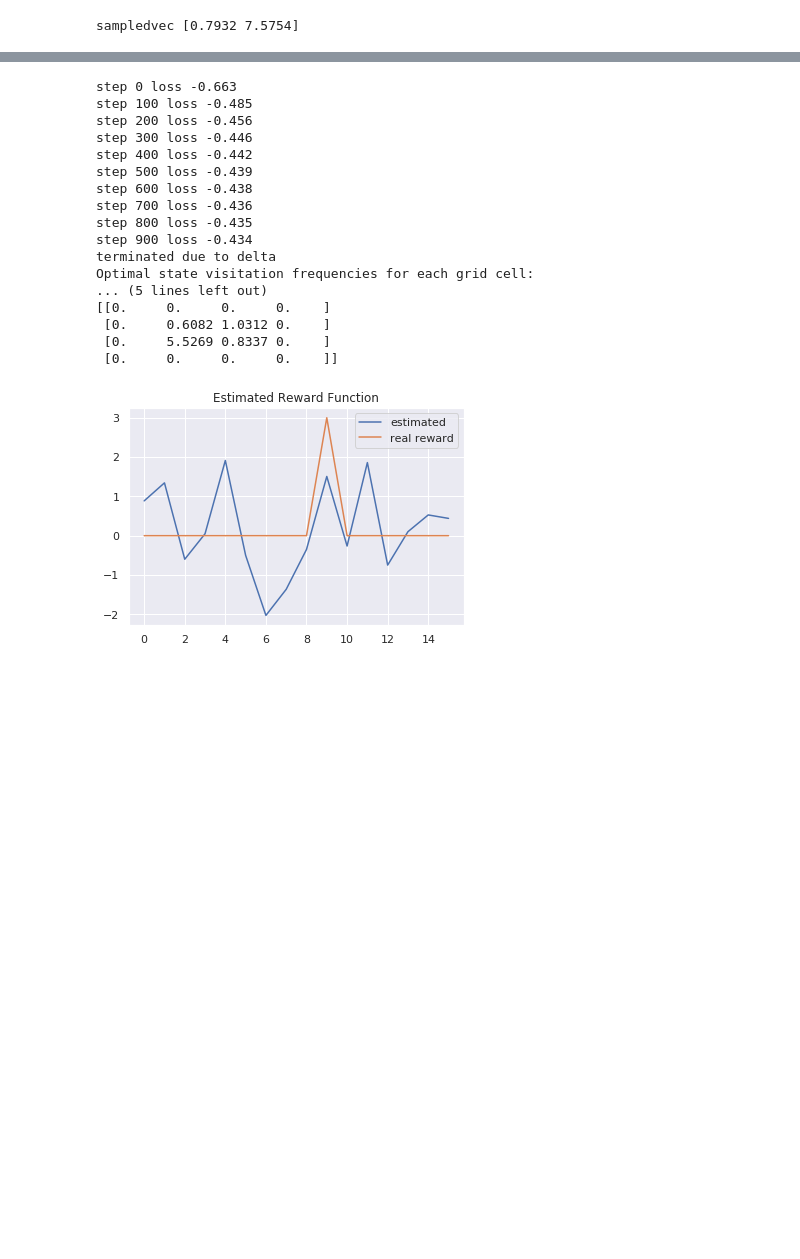
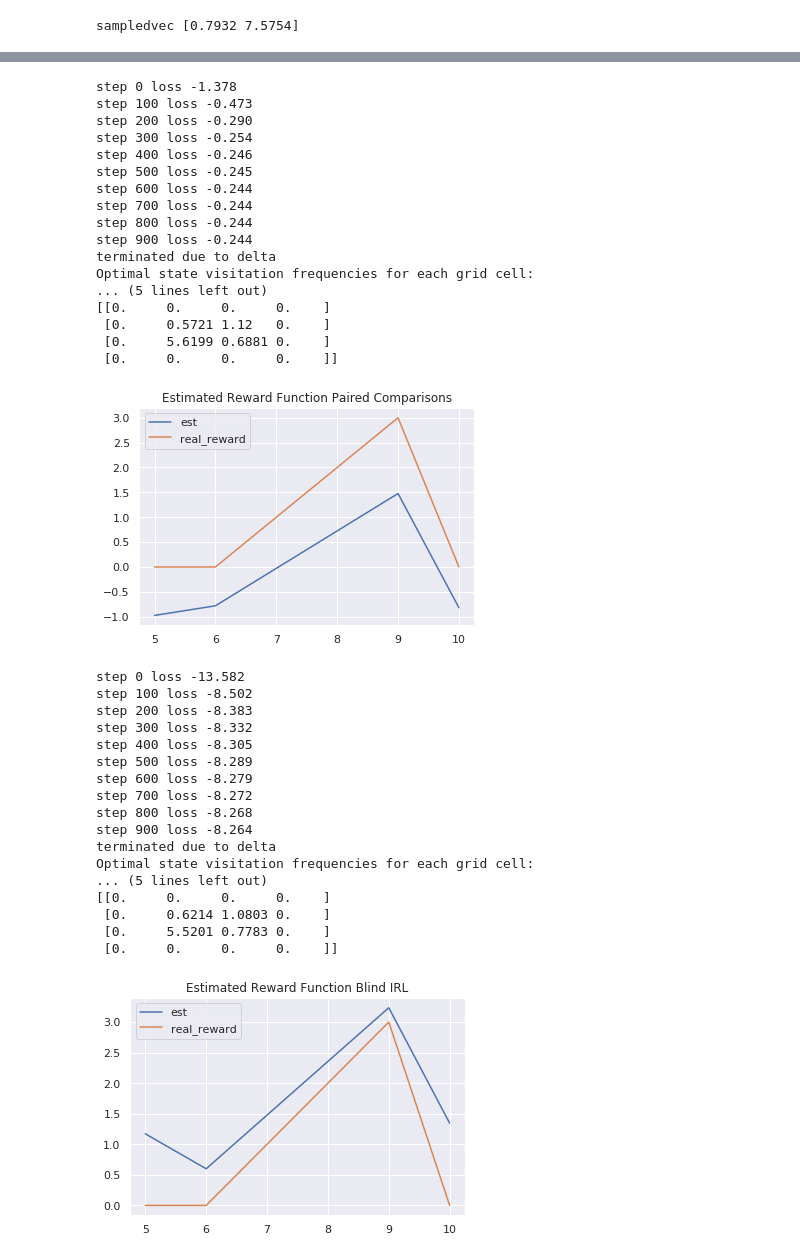
Before and after one commit to qxcv/bootstrapping-bias-learning, a Jupyter notebook: multi_learn.ipynb, the cells around one changed output, grey strips where cells are left out. Drawn from its saved outputs; the diff is of its cells as text; code cells hidden in the pictures; blank space fills up the shorter version.

```diff
--- a/multi_learn.ipynb
+++ b/multi_learn.ipynb
@@ -288,37 +285,56 @@ def generate_comparison_dataset(pc_ntraj):
 comparison_dataset = generate_comparison_dataset(100)
 # %%
 rmodel = r_models.LinearRewardModel(env.obs_dim)
-_, rmodel, _ = trad_optimize(pc_feedback_model, comparison_dataset, rmodel, pc_bias_params, use_bias_prior=False,
+_, rmodel, _ = trad_optimize(pc_feedback_model, comparison_dataset, rmodel, pc_bias_params, use_bias_prior=True,
                             optimize_bias=True, one_bias=False)
-evaluate(rmodel)
+evaluate(rmodel, name='Paired Comparisons')
 # %% [output]
-step 0 loss -0.663
-step 100 loss -0.485
-step 200 loss -0.456
-step 300 loss -0.446
-step 400 loss -0.442
-step 500 loss -0.439
-step 600 loss -0.438
-step 700 loss -0.436
-step 800 loss -0.435
-step 900 loss -0.434
+step 0 loss -1.378
+step 100 loss -0.473
+step 200 loss -0.290
+step 300 loss -0.254
+step 400 loss -0.246
+step 500 loss -0.245
+step 600 loss -0.244
+step 700 loss -0.244
+step 800 loss -0.244
+step 900 loss -0.244
 terminated due to delta
 Optimal state visitation frequencies for each grid cell:
 ... (5 lines left out)
 [[0.     0.     0.     0.    ]
- [0.     0.6082 1.0312 0.    ]
- [0.     5.5269 0.8337 0.    ]
+ [0.     0.5721 1.12   0.    ]
+ [0.     5.6199 0.6881 0.    ]
  [0.     0.     0.     0.    ]]
-[figure, old version]
+[figure, new version]
 # %%
 irl_feedback_model = fbl_blind_irl.BlindIRLFeedbackModel(env)
 rmodel = r_models.LinearRewardModel(env.obs_dim)
 rng = jrandom.PRNGKey(42)
 rng, irl_bias_params = irl_feedback_model.init_bias_params(rng)
 irl_expert = experts.MEDemonstratorExpert(env, np.random.randint((1 << 31) - 1))
 # we'll do IRL based on 10 trajectories
 irl_dataset = irl_expert.interact(10)
-_, rmodel, _ = trad_optimize(irl_feedback_model, irl_dataset, rmodel, irl_bias_params, use_bias_prior=True, optimize_bias=False,
-                            one_bias=True)
-evaluate(rmodel)
+_, rmodel, _ = trad_optimize(irl_feedback_model, irl_dataset, rmodel, irl_bias_params, use_bias_prior=True, optimize_bias=True,
+                            one_bias=False)
+evaluate(rmodel, name='Blind IRL')
+# %% [output]
+step 0 loss -13.582
+step 100 loss -8.502
+step 200 loss -8.383
+step 300 loss -8.332
+step 400 loss -8.305
+step 500 loss -8.289
+step 600 loss -8.279
+step 700 loss -8.272
+step 800 loss -8.268
+step 900 loss -8.264
+terminated due to delta
+Optimal state visitation frequencies for each grid cell:
+... (5 lines left out)
+[[0.     0.     0.     0.    ]
+ [0.     0.6214 1.0803 0.    ]
+ [0.     5.5201 0.7783 0.    ]
+ [0.     0.     0.     0.    ]]
+[figure, added]
 # %%
```
Also changed, not shown: parts of 39 cells of this notebook, 1 other file.
